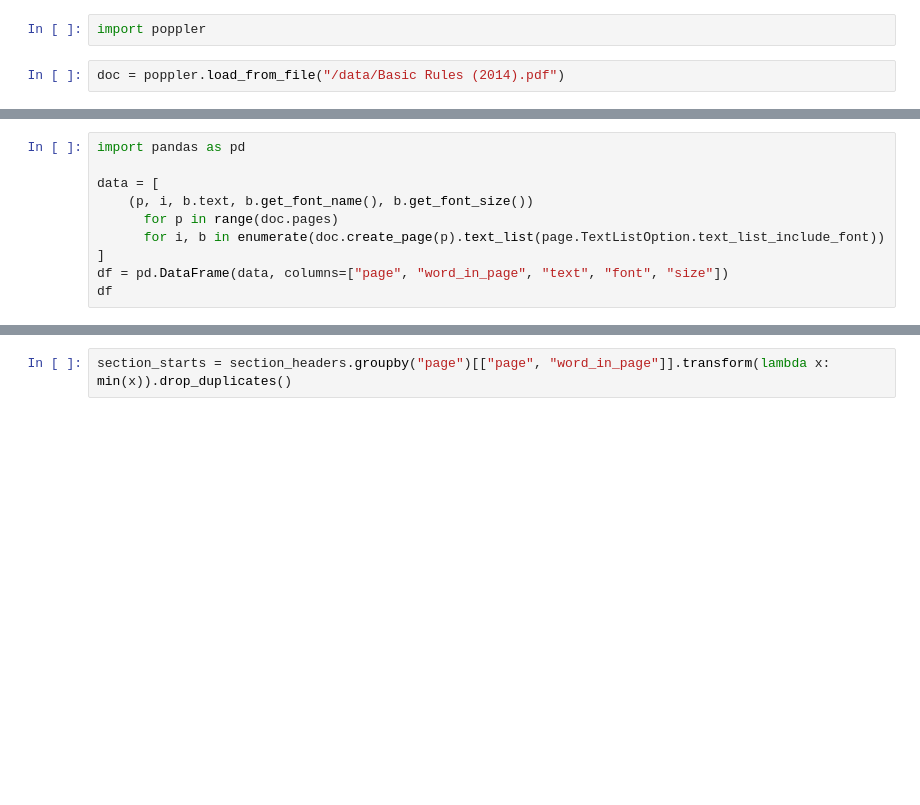
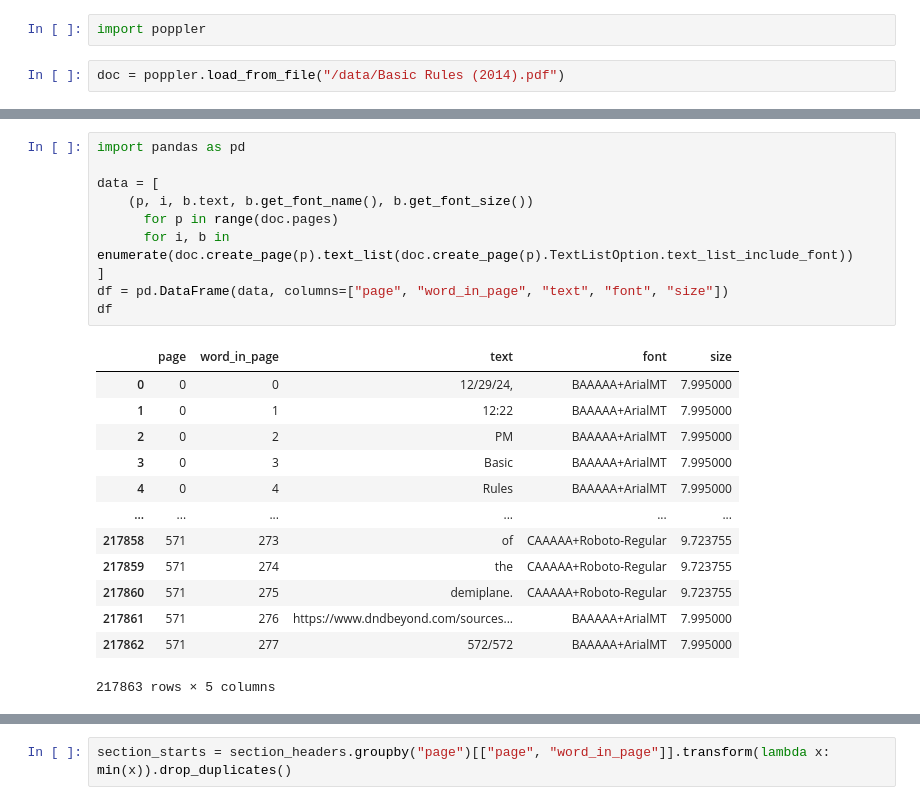
Before and after one commit to anthuswilliams/llm-dungeon-master, a Jupyter notebook: poppler_scratchpat.ipynb, the cells around one changed output, grey strips where cells are left out. Cells and saved outputs as stored; diff of their text form; blank space fills up the shorter version.

```diff
--- a/poppler_scratchpat.ipynb
+++ b/poppler_scratchpat.ipynb
@@ -14,10 +37,24 @@ for b in boxes:
 # %%
 import pandas as pd
 
 data = [
     (p, i, b.text, b.get_font_name(), b.get_font_size())
       for p in range(doc.pages)
-      for i, b in enumerate(doc.create_page(p).text_list(page.TextListOption.text_list_include_font))
+      for i, b in enumerate(doc.create_page(p).text_list(doc.create_page(p).TextListOption.text_list_include_font))
 ]
 df = pd.DataFrame(data, columns=["page", "word_in_page", "text", "font", "size"])
 df
+# %% [output]
+|  | page | word_in_page | text | font | size |
+| 0 | 0 | 0 | 12/29/24, | BAAAAA+ArialMT | 7.995000 |
+| 1 | 0 | 1 | 12:22 | BAAAAA+ArialMT | 7.995000 |
+| 2 | 0 | 2 | PM | BAAAAA+ArialMT | 7.995000 |
+| 3 | 0 | 3 | Basic | BAAAAA+ArialMT | 7.995000 |
+| 4 | 0 | 4 | Rules | BAAAAA+ArialMT | 7.995000 |
+| ... | ... | ... | ... | ... | ... |
+| 217858 | 571 | 273 | of | CAAAAA+Roboto-Regular | 9.723755 |
+| 217859 | 571 | 274 | the | CAAAAA+Roboto-Regular | 9.723755 |
+| 217860 | 571 | 275 | demiplane. | CAAAAA+Roboto-Regular | 9.723755 |
+| 217861 | 571 | 276 | https://www.dndbeyond.com/sources... | BAAAAA+ArialMT | 7.995000 |
+| 217862 | 571 | 277 | 572/572 | BAAAAA+ArialMT | 7.995000 |
+217863 rows × 5 columns
```
Also changed, not shown: parts of 16 cells of this notebook, 3 other files.
